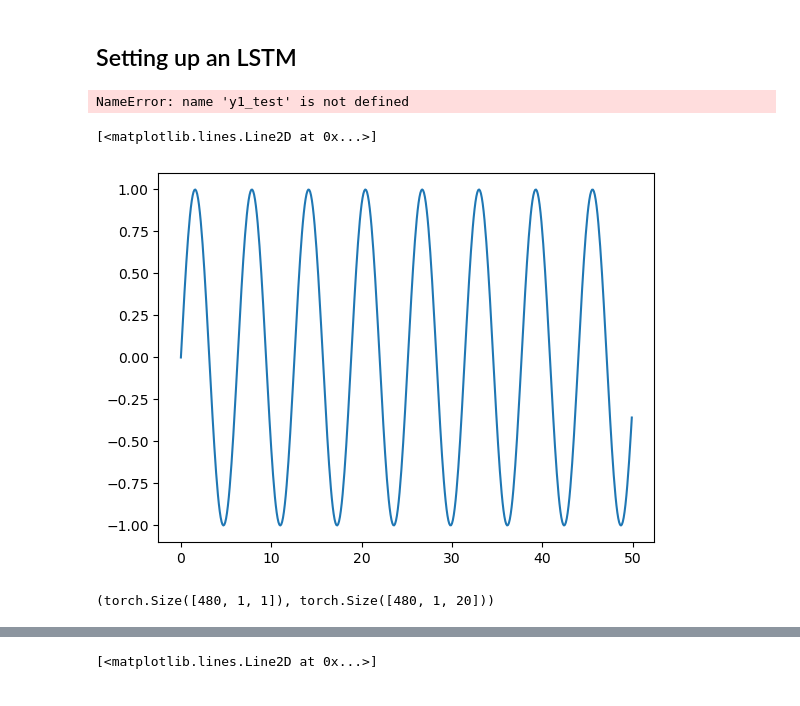
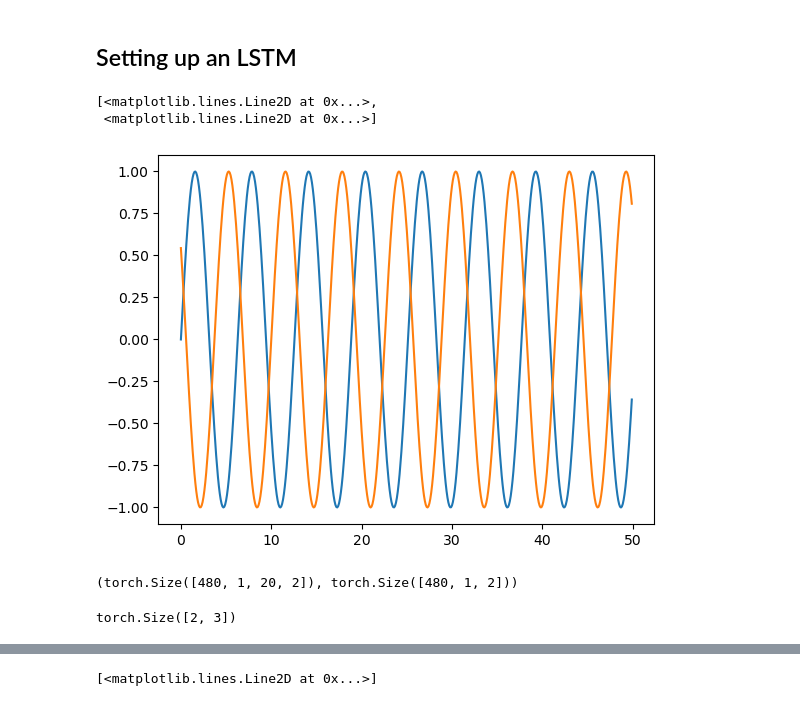
Before and after one commit to maxtost10/Playground-vs, a Jupyter notebook: Torch_Dataset.ipynb, the cells around one changed output, grey strips where cells are left out. Drawn from its saved outputs; the diff is of its cells as text; code cells hidden in the pictures.

```diff
--- a/Torch_Dataset.ipynb
+++ b/Torch_Dataset.ipynb
@@ -104,23 +104,22 @@ y1_train = np.sin(X_train) # + np.sin(3*X_train)/3 + np.sin(5*X_train)/5
 y2_train = np.sin(X_train-10) # + np.sin(3*X_train)/3 + np.sin(5*X_train)/5
 
 X_test = np.arange(50,100,0.1)
-y_test = np.sin(X_test) #  + np.sin(3*X_train)/3 + np.sin(5*X_train)/5
+y1_test = np.sin(X_test) #  + np.sin(3*X_train)/3 + np.sin(5*X_train)/5
 y2_test = np.sin(X_test-10) # + np.sin(3*X_train)/3 + np.sin(5*X_train)/5
 
-n_features = 1
+n_features = 2
 
-train_series = [y1_train, y2_train]
-test_series  = [y1_test, y2_test]
+train_series = np.array([y1_train, y2_train]).T
+test_series  = np.array([y1_test, y2_test]).T
 
 train_series = torch.from_numpy(train_series)
 test_series = torch.from_numpy(test_series)
-# %% [output]
-NameError: name 'y1_test' is not defined
 # %%
-plt.plot(X_train, y_train)
+plt.plot(X_train, train_series)
 # %% [output]
-[<matplotlib.lines.Line2D at 0x...>]
+[<matplotlib.lines.Line2D at 0x...>,
+ <matplotlib.lines.Line2D at 0x...>]
-[figure, old version]
+[figure, new version]
 # %%
 # LSTM expects input of (sequence, batch, features)
 # So shape should be (180, 1, 20) and labels (1, 1, 180)
@@ -136,7 +135,7 @@ train_labels = torch.stack(train_labels).unsqueeze(1).unsqueeze(2)
 # %%
-train_labels.shape, train_dataset.shape
+train_dataset.shape, train_labels.shape
 # %% [output]
-(torch.Size([480, 1, 1]), torch.Size([480, 1, 20]))
+(torch.Size([480, 1, 20, 2]), torch.Size([480, 1, 2]))
 # %%
 class Net(nn.Module):
     def __init__(self, n_neurons, input_shape):
@@ -152,5 +156,12 @@ class Net(nn.Module):
         out = self.fc(out)
         return out
+# %%
+a = torch.tensor([1, 2, 3])
+b = torch.tensor([4, 5, 6])
+c = torch.stack((a, b))
+c.shape
+# %% [output]
+torch.Size([2, 3])
 # %%
 n_neurons = 12
 
```
Also changed, not shown: parts of 4 cells of this notebook.
